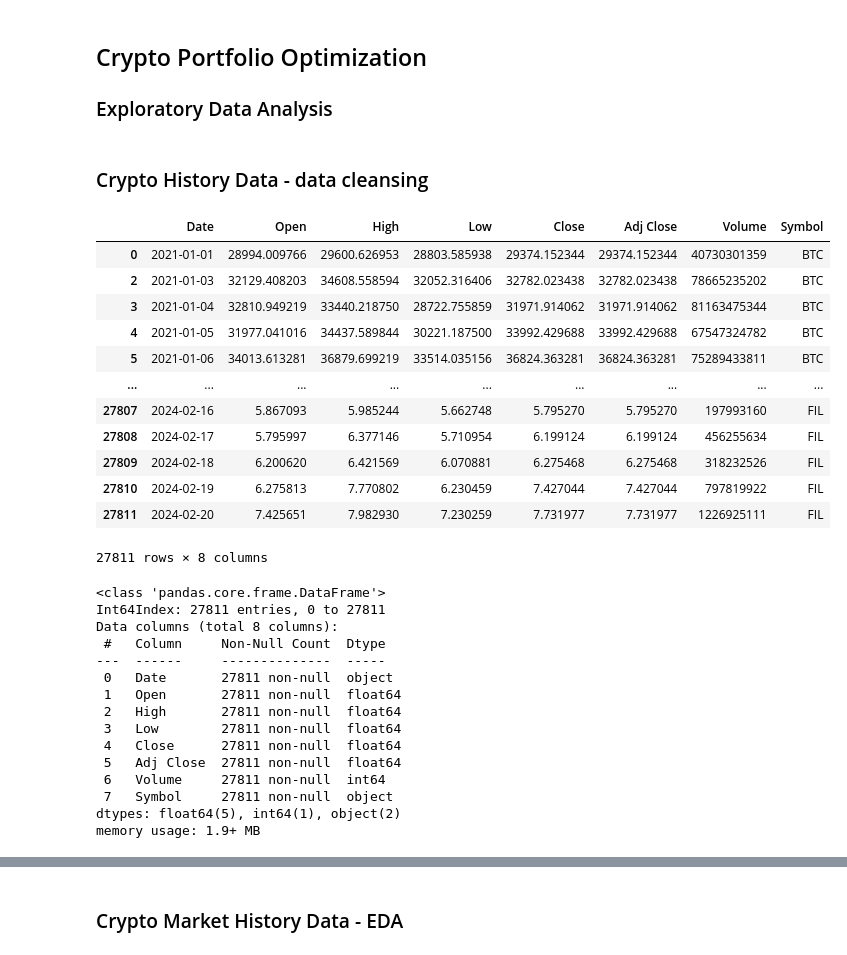
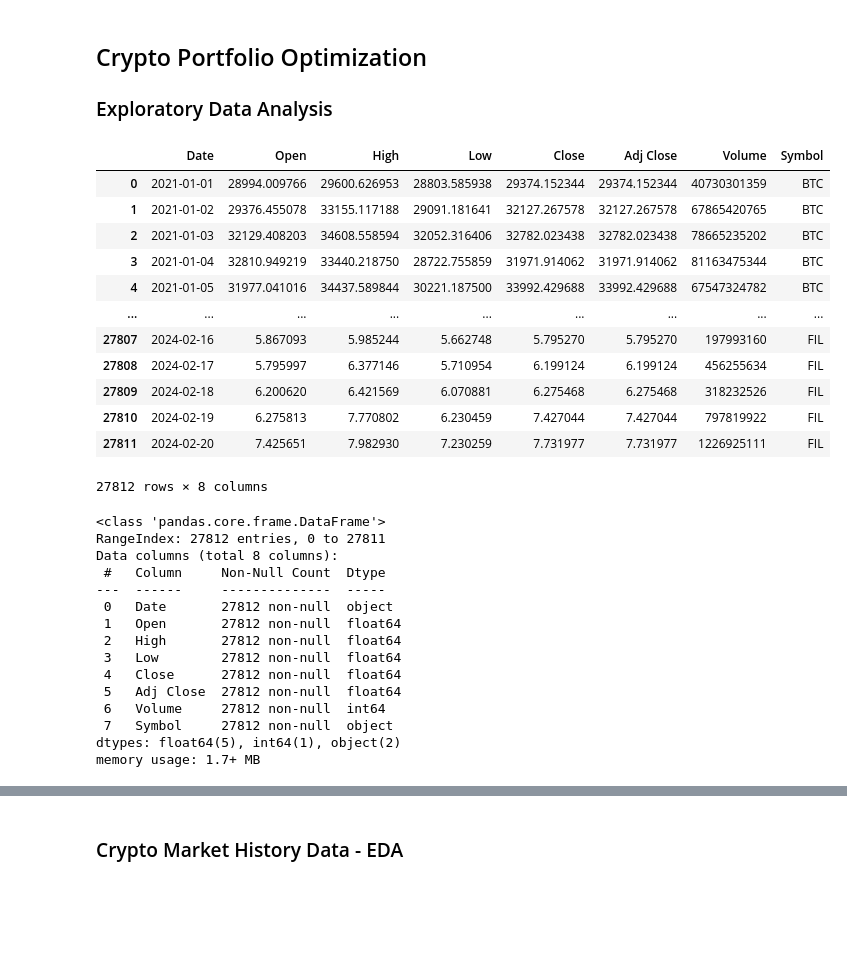
Before and after one commit to EthanFalcao/WPI-IA-Portfolio-Optimization-and-Risk-Analysis, a Jupyter notebook: Exploratory Data Analysis.ipynb, the cells around one changed output, grey strips where cells are left out. Drawn from its saved outputs; the diff is of its cells as text; code cells hidden in the pictures; blank space fills up the shorter version.

```diff
--- a/(Exploratory Data Analysis.ipynb
+++ b/Exploratory Data Analysis.ipynb
@@ -1,45 +1,43 @@
 # %% [markdown]
 ## Crypto Portfolio Optimization
 ### Exploratory Data Analysis
-# %% [markdown]
-### Crypto History Data - data cleansing
 # %%
 import yfinance as yf
 import pandas as pd
 # %%
 df=pd.read_csv('data/top_crypto.csv', sep=",")
-df.drop(index=1, inplace=True)
+#df.drop(index=1, inplace=True)
 df.head(3)
 df
 # %% [output]
 |  | Date | Open | High | Low | Close | Adj Close | Volume | Symbol |
 | 0 | 2021-01-01 | 28994.009766 | 29600.626953 | 28803.585938 | 29374.152344 | 29374.152344 | 40730301359 | BTC |
+| 1 | 2021-01-02 | 29376.455078 | 33155.117188 | 29091.181641 | 32127.267578 | 32127.267578 | 67865420765 | BTC |
 | 2 | 2021-01-03 | 32129.408203 | 34608.558594 | 32052.316406 | 32782.023438 | 32782.023438 | 78665235202 | BTC |
 | 3 | 2021-01-04 | 32810.949219 | 33440.218750 | 28722.755859 | 31971.914062 | 31971.914062 | 81163475344 | BTC |
 | 4 | 2021-01-05 | 31977.041016 | 34437.589844 | 30221.187500 | 33992.429688 | 33992.429688 | 67547324782 | BTC |
-| 5 | 2021-01-06 | 34013.613281 | 36879.699219 | 33514.035156 | 36824.363281 | 36824.363281 | 75289433811 | BTC |
 | ... | ... | ... | ... | ... | ... | ... | ... | ... |
 | 27807 | 2024-02-16 | 5.867093 | 5.985244 | 5.662748 | 5.795270 | 5.795270 | 197993160 | FIL |
 | 27808 | 2024-02-17 | 5.795997 | 6.377146 | 5.710954 | 6.199124 | 6.199124 | 456255634 | FIL |
 | 27809 | 2024-02-18 | 6.200620 | 6.421569 | 6.070881 | 6.275468 | 6.275468 | 318232526 | FIL |
 | 27810 | 2024-02-19 | 6.275813 | 7.770802 | 6.230459 | 7.427044 | 7.427044 | 797819922 | FIL |
 | 27811 | 2024-02-20 | 7.425651 | 7.982930 | 7.230259 | 7.731977 | 7.731977 | 1226925111 | FIL |
-27811 rows × 8 columns
+27812 rows × 8 columns
 # %%
 df.info()
 # %% [output]
 <class 'pandas.core.frame.DataFrame'>
-Int64Index: 27811 entries, 0 to 27811
+RangeIndex: 27812 entries, 0 to 27811
 Data columns (total 8 columns):
  #   Column     Non-Null Count  Dtype
 ---  ------     --------------  -----
- 0   Date       27811 non-null  object
- 1   Open       27811 non-null  float64
- 2   High       27811 non-null  float64
- 3   Low        27811 non-null  float64
- 4   Close      27811 non-null  float64
- 5   Adj Close  27811 non-null  float64
- 6   Volume     27811 non-null  int64
- 7   Symbol     27811 non-null  object
+ 0   Date       27812 non-null  object
+ 1   Open       27812 non-null  float64
+ 2   High       27812 non-null  float64
+ 3   Low        27812 non-null  float64
+ 4   Close      27812 non-null  float64
+ 5   Adj Close  27812 non-null  float64
+ 6   Volume     27812 non-null  int64
+ 7   Symbol     27812 non-null  object
 dtypes: float64(5), int64(1), object(2)
-memory usage: 1.9+ MB
+memory usage: 1.7+ MB
```
Also changed, not shown: parts of 17 cells of this notebook, 2 other files.
